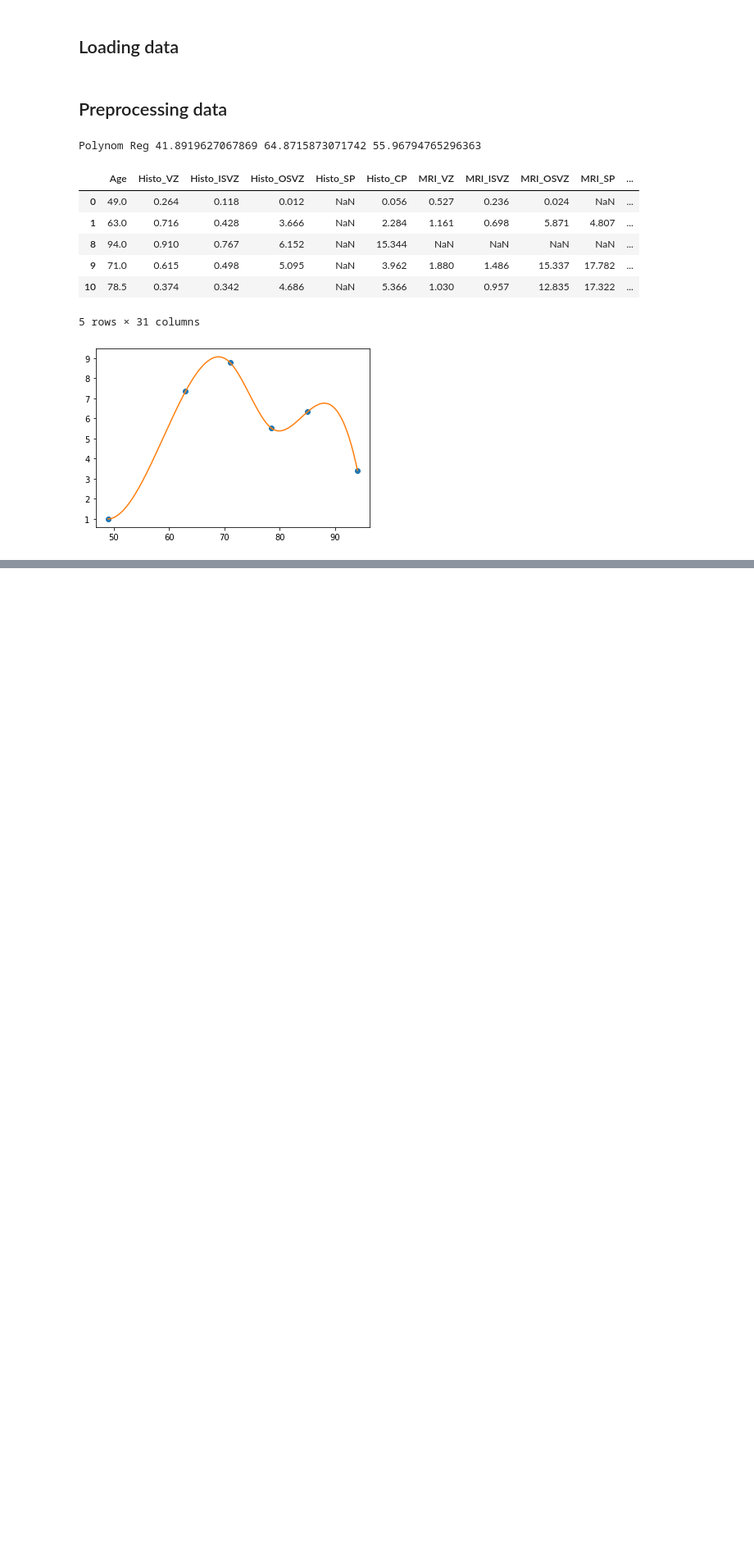
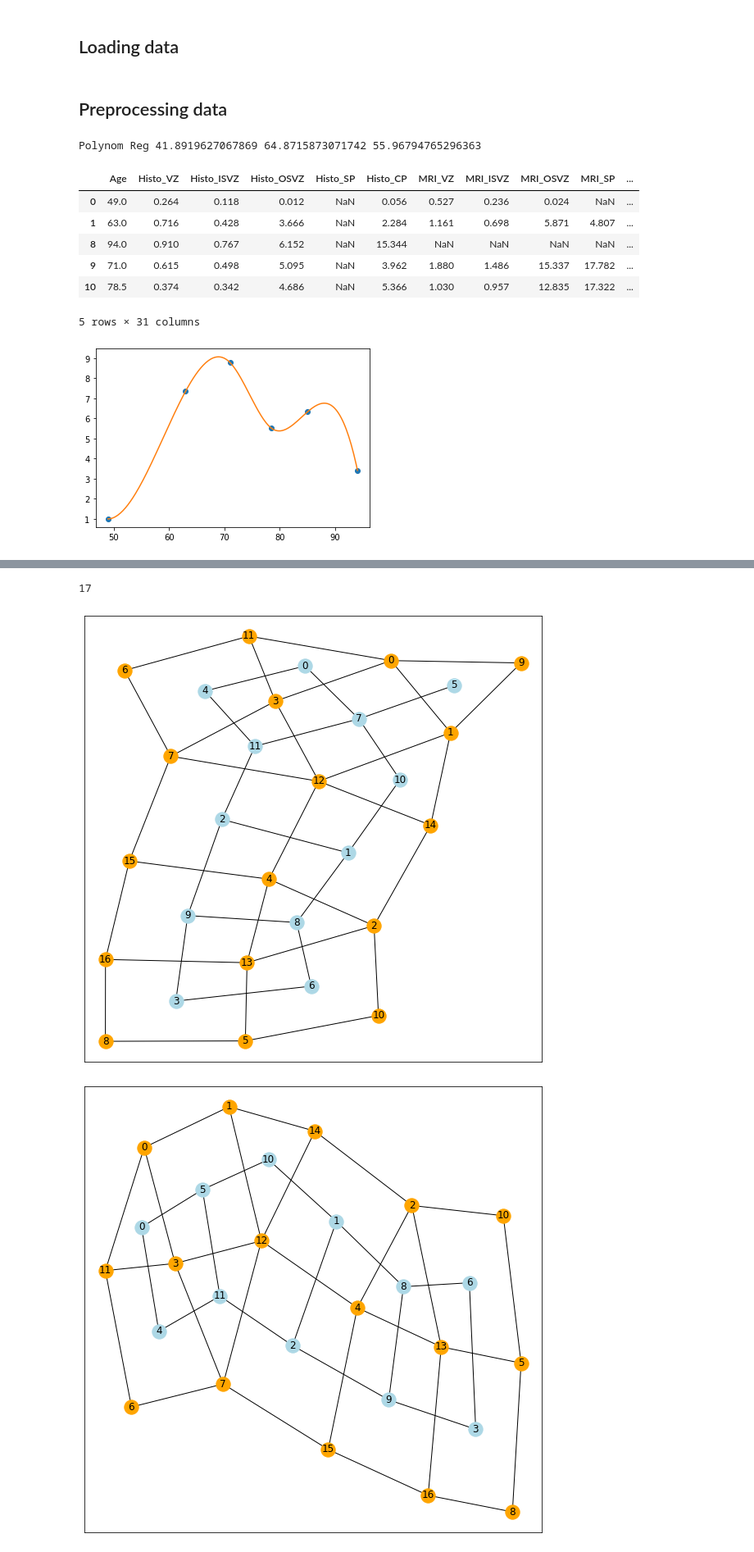
Before and after one commit to Ambistic/EmbryonicCortexModelling, a Jupyter notebook: AB-GPN.ipynb, the cells around one changed output, grey strips where cells are left out. Shown at 82% size. Drawn from its saved outputs; the diff is of its cells as text; code cells hidden in the pictures; blank space fills up the shorter version.

```diff
--- a/AB-GPN.ipynb
+++ b/AB-GPN.ipynb
@@ -365,0 +373,42 @@ class Cell:
+# %%
+random.seed(0)
+np.random.seed(0)
+gpn = GrowingPlanarNetwork()
+gpn.init_square(3)
+gpn.check_all()
+gpn.duplicate_node(6)
+gpn.check_all()
+gpn.duplicate_node(7)
+gpn.check_all()
+gpn.remove_node(9)
+gpn.check_all()
+gpn.remove_node(10)
+gpn.check_all()
+gpn.duplicate_node(0)
+gpn.check_all()
+gpn.duplicate_node(2)
+gpn.check_all()
+gpn.duplicate_node(3)
+gpn.check_all()
+gpn.duplicate_node(4)
+gpn.check_all()
+gpn.duplicate_node(5)
+gpn.check_all()
+gpn.duplicate_node(1)
+gpn.check_all()
+gpn.duplicate_node(7)
+gpn.check_all()
+gpn.duplicate_node(8)
+gpn.check_all()
+gpn.show_all()
+gpn.remove_node(9)
+gpn.check_all()
+gpn.show_all()
+gpn.debug_all()
+gpn.remove_node(7)
+
+# gpn.show_all()
+# gpn.debug_all()
+gpn.check_all()
+gpn.duplicate_node(6)
+# %% [output]
@@ -365,0 +432,3 @@ class Cell:
+17
+[figure, added]
+[figure, added]
```
Also changed, not shown: parts of 19 cells of this notebook, 2 other files.
